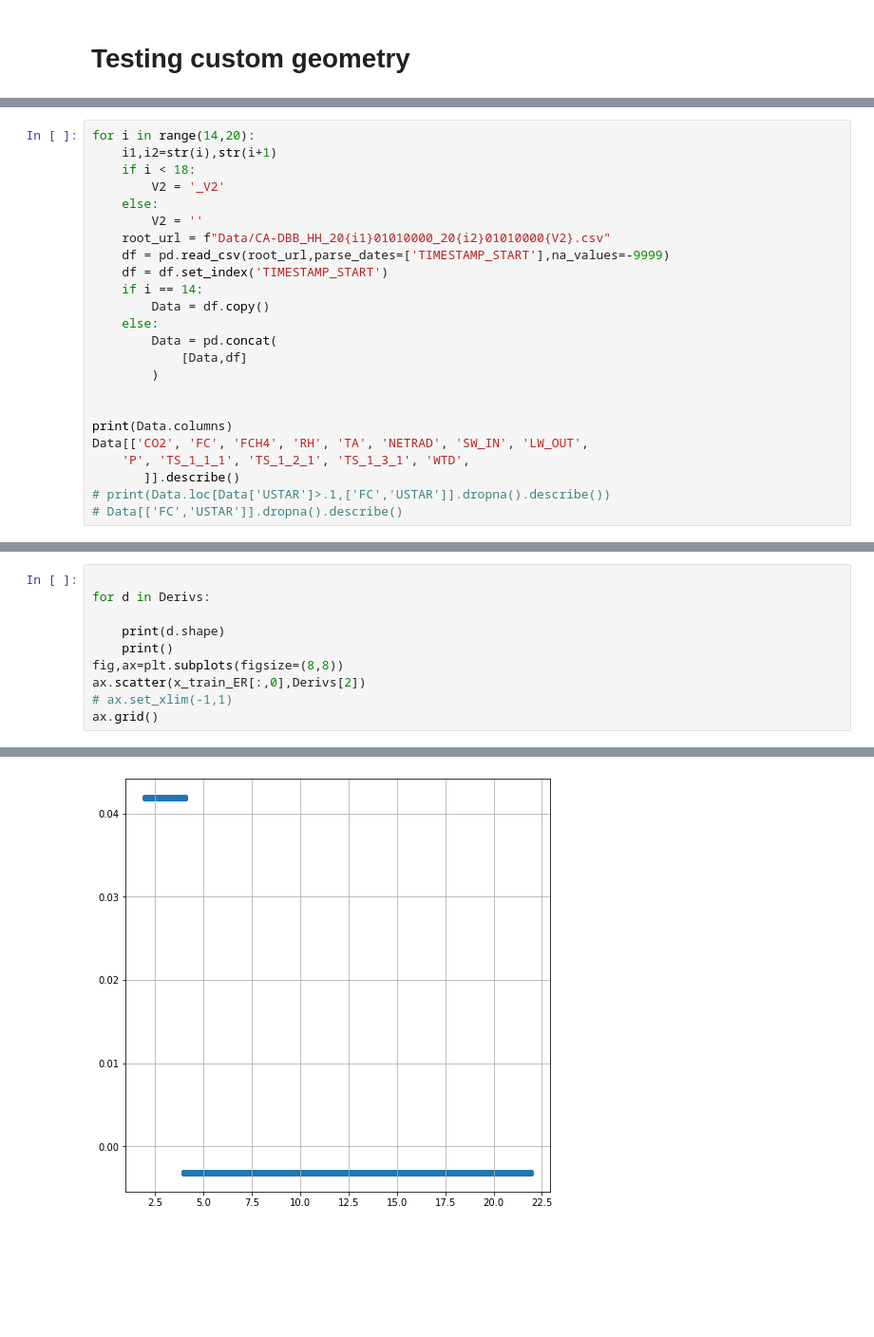
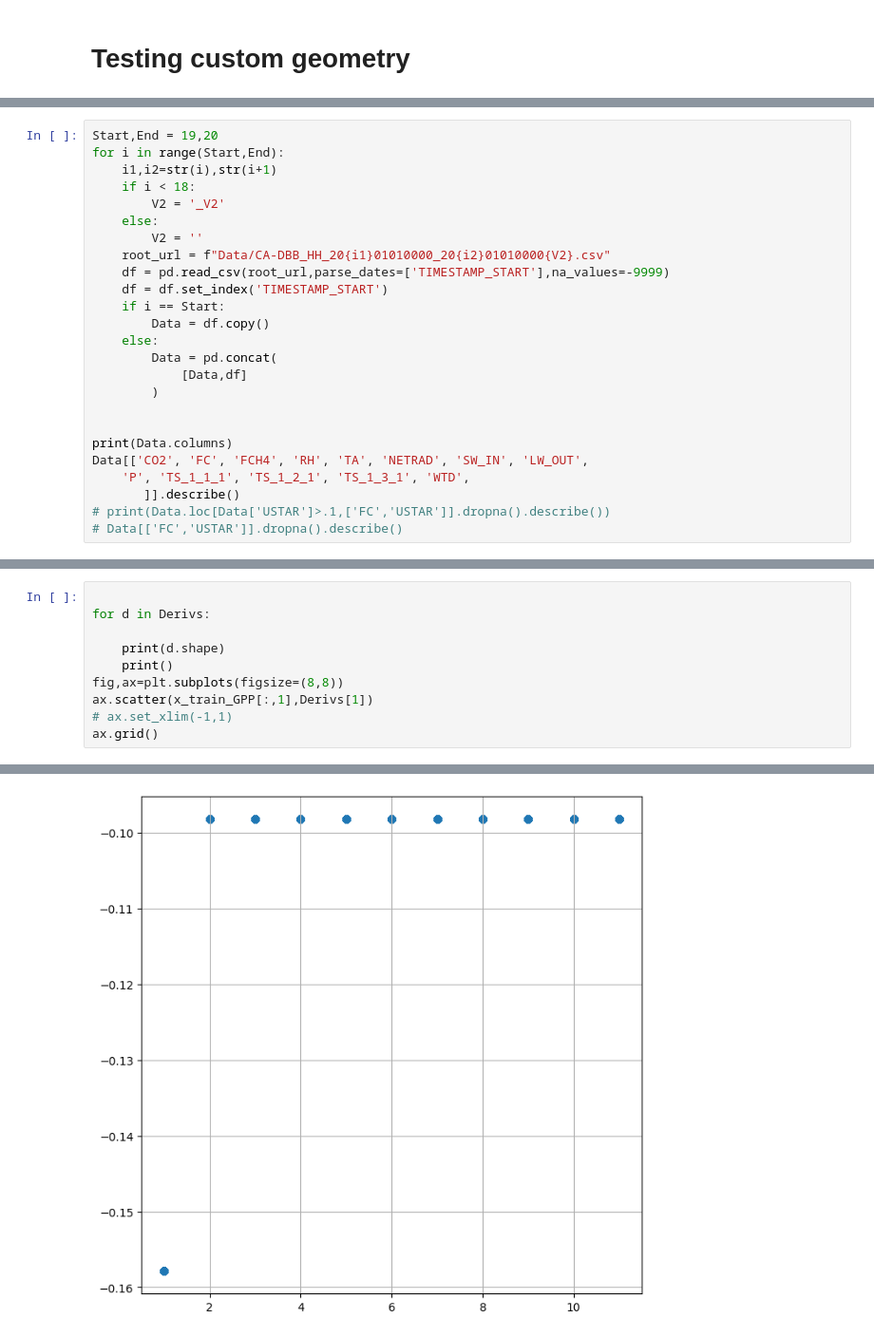
Before and after one commit to June-Skeeter/ML_Scripts, a Jupyter notebook: NN_Custom_Geometry.ipynb, the cells around one changed output, grey strips where cells are left out. Shown at 95% size. Drawn from its saved outputs; the diff is of its cells as text; blank space fills up the shorter version.

```diff
--- a/NN_Custom_Geometry.ipynb
+++ b/NN_Custom_Geometry.ipynb
@@ -10,5 +12,6 @@ from sklearn import metrics
 # %%
-for i in range(14,20):
+Start,End = 19,20
+for i in range(Start,End):
     i1,i2=str(i),str(i+1)
     if i < 18:
         V2 = '_V2'
@@ -17,7 +20,7 @@ for i in range(14,20):
     root_url = f"Data/CA-DBB_HH_20{i1}01010000_20{i2}01010000{V2}.csv"
     df = pd.read_csv(root_url,parse_dates=['TIMESTAMP_START'],na_values=-9999)
     df = df.set_index('TIMESTAMP_START')
-    if i == 14:
+    if i == Start:
         Data = df.copy()
     else:
         Data = pd.concat(
@@ -368,7 +360,7 @@ for d in Derivs:
     print(d.shape)
     print()
 fig,ax=plt.subplots(figsize=(8,8))
-ax.scatter(x_train_ER[:,0],Derivs[2])
+ax.scatter(x_train_GPP[:,1],Derivs[1])
 # ax.set_xlim(-1,1)
 ax.grid()
 # %% [output]
@@ -382 +374 @@ ax.grid()
-[figure, old version]
+[figure, new version]
```
Also changed, not shown: parts of 9 cells of this notebook.
